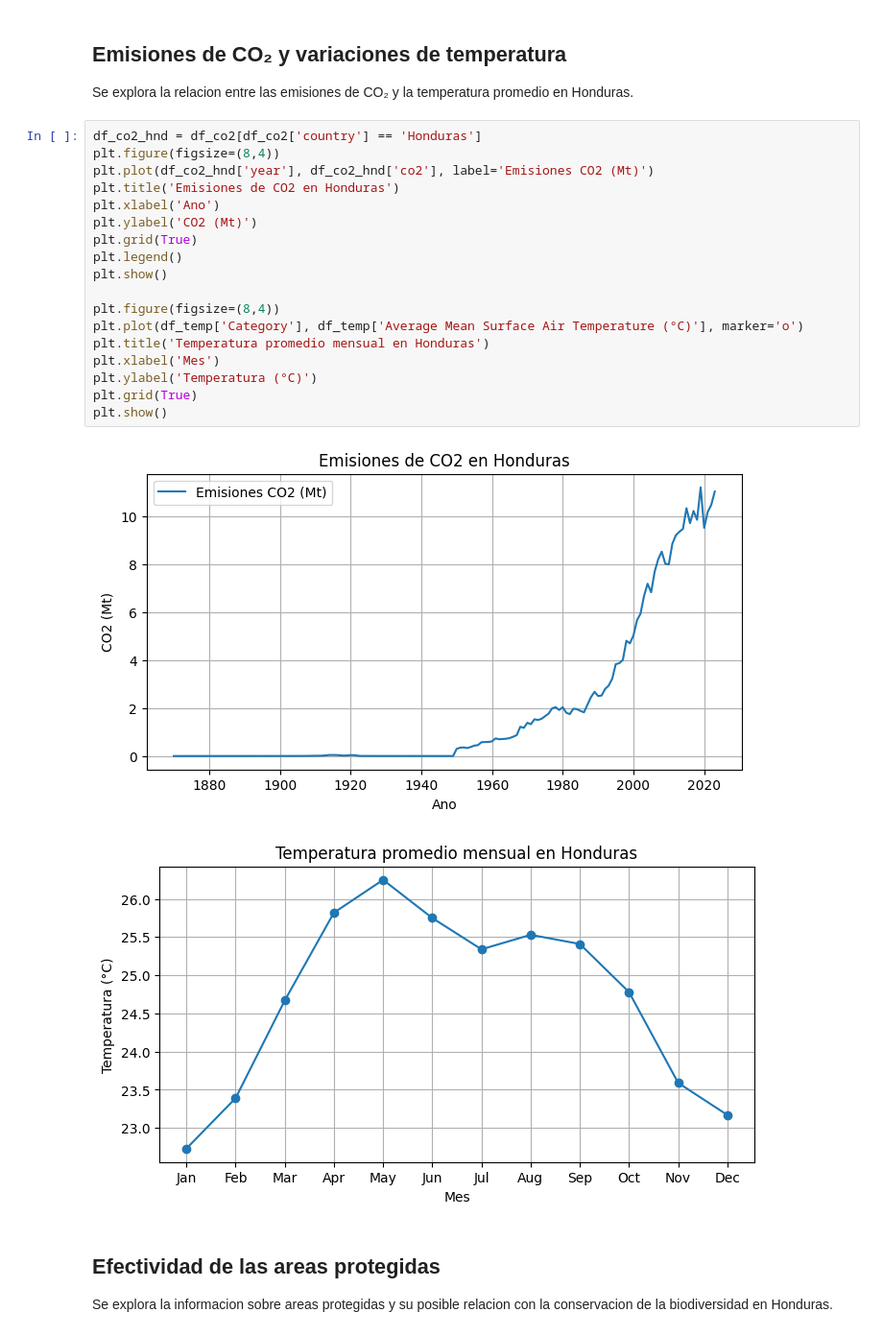
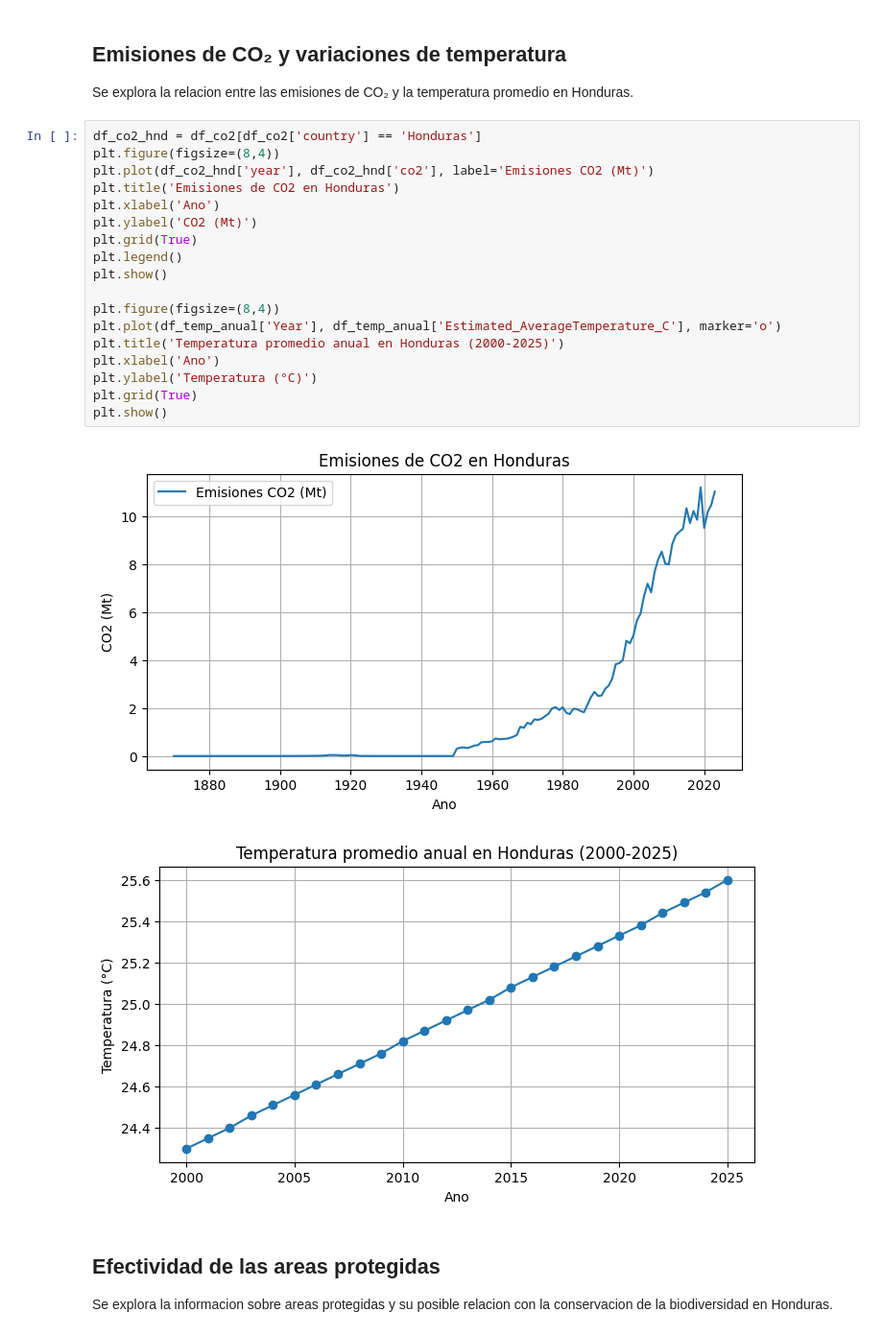
Before and after one commit to alex-rohega/ProyectoSostenibilidad1, a Jupyter notebook: notebooks/notebook.ipynb, the cells around one changed output. Shown at 96% size. Cells and saved outputs as stored; diff of their text form.

```diff
--- a/notebooks/notebook.ipynb
+++ b/notebooks/notebook.ipynb
@@ -212,24 +213,24 @@ Se explora la relacion entre las emisiones de CO₂ y la temperatura promedio en
 # %%
 df_co2_hnd = df_co2[df_co2['country'] == 'Honduras']
 plt.figure(figsize=(8,4))
 plt.plot(df_co2_hnd['year'], df_co2_hnd['co2'], label='Emisiones CO2 (Mt)')
 plt.title('Emisiones de CO2 en Honduras')
 plt.xlabel('Ano')
 plt.ylabel('CO2 (Mt)')
 plt.grid(True)
 plt.legend()
 plt.show()
 
 plt.figure(figsize=(8,4))
-plt.plot(df_temp['Category'], df_temp['Average Mean Surface Air Temperature (°C)'], marker='o')
-plt.title('Temperatura promedio mensual en Honduras')
-plt.xlabel('Mes')
+plt.plot(df_temp_anual['Year'], df_temp_anual['Estimated_AverageTemperature_C'], marker='o')
+plt.title('Temperatura promedio anual en Honduras (2000-2025)')
+plt.xlabel('Ano')
 plt.ylabel('Temperatura (°C)')
 plt.grid(True)
 plt.show()
 # %% [output]
 [figure]
-[figure, old version]
+[figure, new version]
 # %% [markdown]
 ## Efectividad de las areas protegidas
 Se explora la informacion sobre areas protegidas y su posible relacion con la conservacion de la biodiversidad en Honduras.
```
Also changed, not shown: parts of 3 cells of this notebook.
